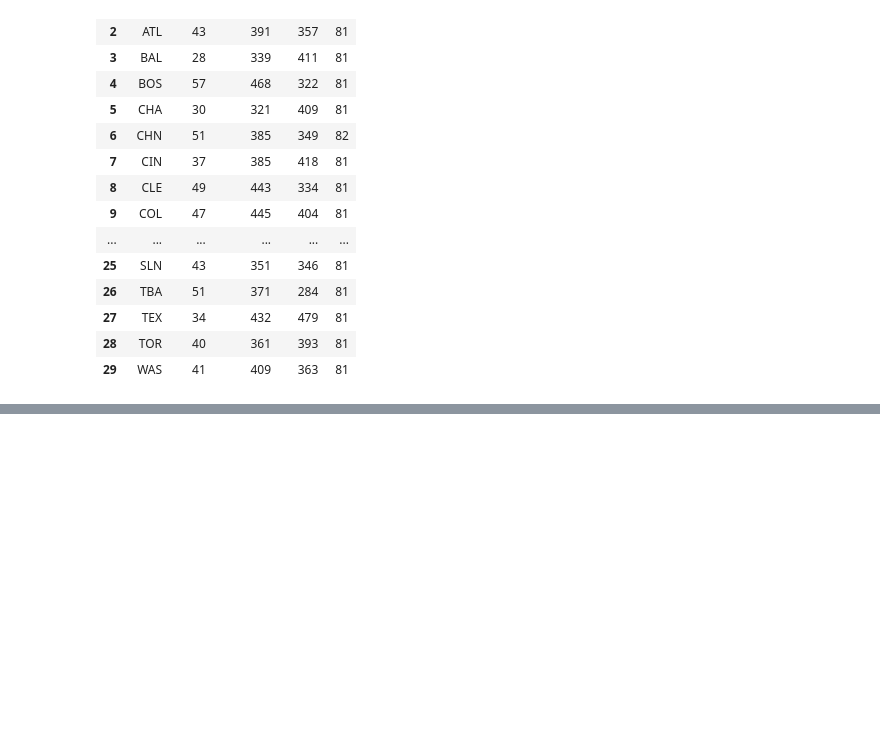
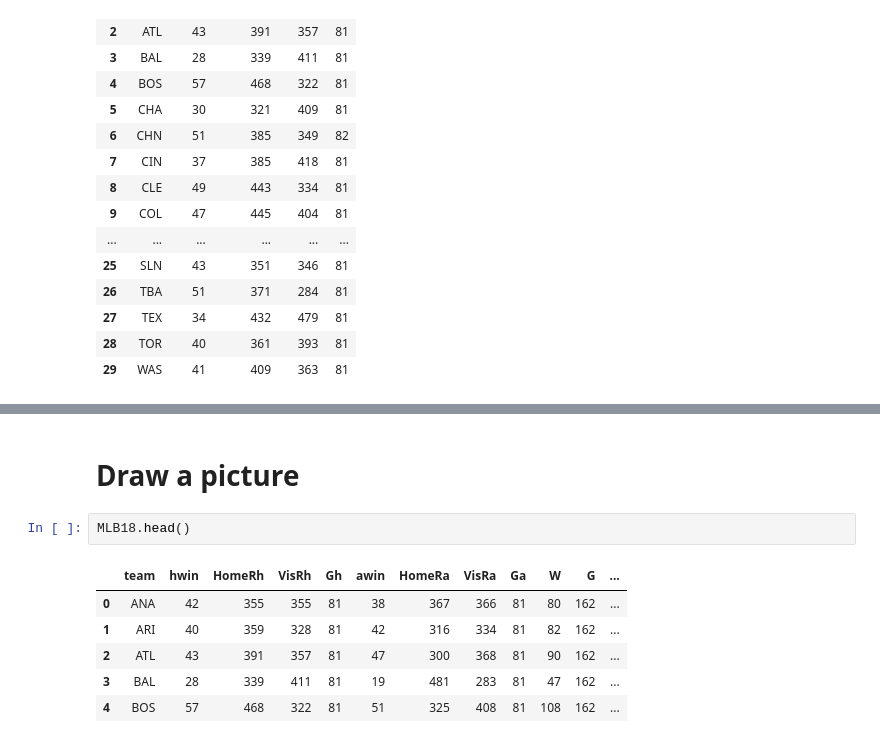
Before and after one commit to bartev/sporty, a Jupyter notebook: notebooks/01-pythagorean-expectation-and-mlb.ipynb, the cells around one changed output, grey strips where cells are left out. Cells and saved outputs as stored; diff of their text form; blank space fills up the shorter version.

```diff
--- a/notebooks/01-pythagorean-expectation-and-mlb.ipynb
+++ b/notebooks/01-pythagorean-expectation-and-mlb.ipynb
@@ -196,0 +220,11 @@ MLB18
+# %% [markdown]
+# Draw a picture
+# %%
+MLB18.head()
+# %% [output]
+|  | team | hwin | HomeRh | VisRh | Gh | awin | HomeRa | VisRa | Ga | W | G | ... |
+| 0 | ANA | 42 | 355 | 355 | 81 | 38 | 367 | 366 | 81 | 80 | 162 | ... |
+| 1 | ARI | 40 | 359 | 328 | 81 | 42 | 316 | 334 | 81 | 82 | 162 | ... |
+| 2 | ATL | 43 | 391 | 357 | 81 | 47 | 300 | 368 | 81 | 90 | 162 | ... |
+| 3 | BAL | 28 | 339 | 411 | 81 | 19 | 481 | 283 | 81 | 47 | 162 | ... |
+| 4 | BOS | 57 | 468 | 322 | 81 | 51 | 325 | 408 | 81 | 108 | 162 | ... |
```
Also changed, not shown: parts of 19 cells of this notebook, 4 other files.
